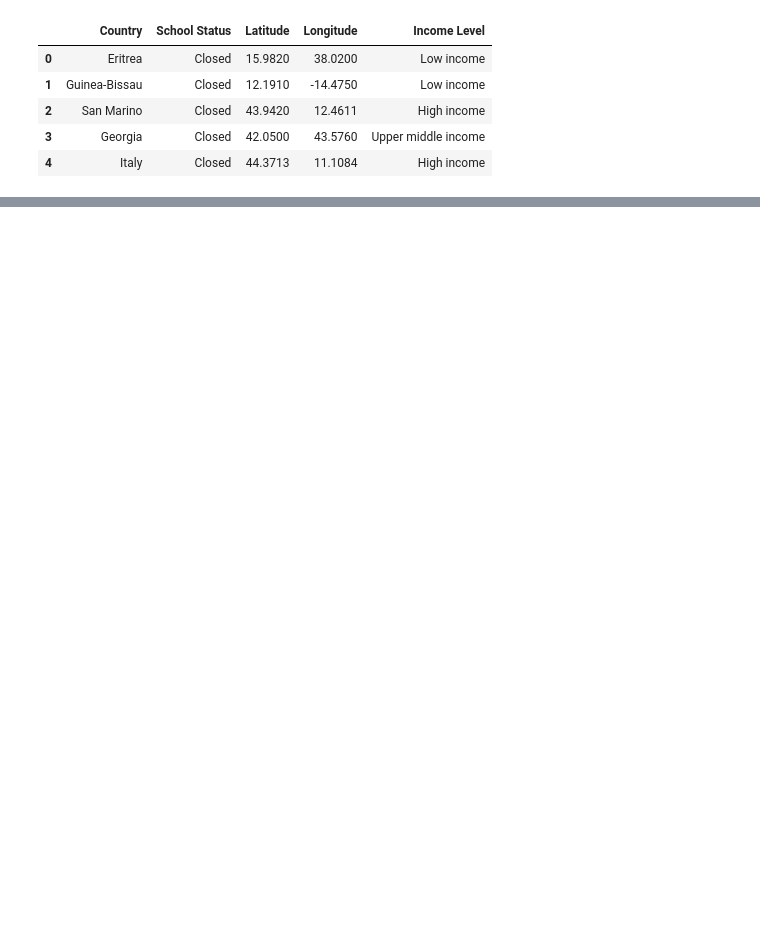
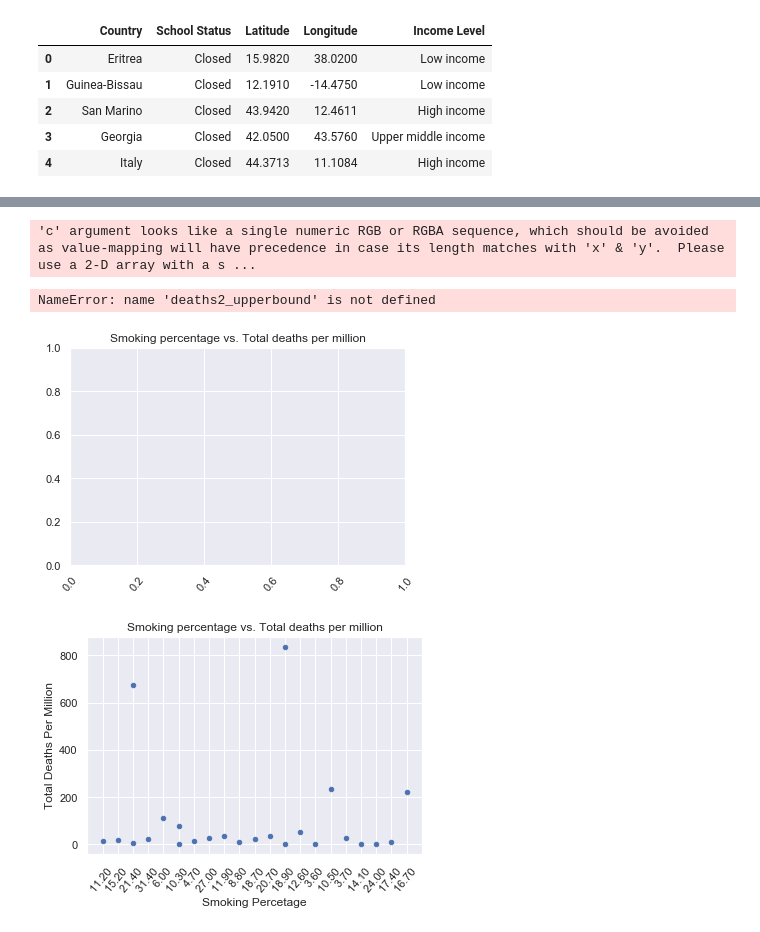
Before and after one commit to M-Agami/META-B, a Jupyter notebook: Coding/Coronavirus.ipynb, the cells around one changed output, grey strips where cells are left out. Drawn from its saved outputs; the diff is of its cells as text; code cells hidden in the pictures; blank space fills up the shorter version.

```diff
--- a/Coding/Coronavirus.ipynb
+++ b/Coding/Coronavirus.ipynb
@@ -110,0 +112,62 @@ income_df.head()
+# %%
+#Smoking Percentage is based on the lastest year per Country
+
+smokingdata = pd.read_csv("../Resources/smokingdata.csv")
+
+smokingdata_df = smokingdata.iloc[smokingdata.groupby("Country")["Year"].agg(pd.Series.idxmax)]
+
+clean_smoking_data = smokingdata_df.drop(["Estimate of current cigarette smoking prevalence (%).1", "Estimate of current cigarette smoking prevalence (%).2",
+                                       "Estimate of current tobacco smoking prevalence (%)", "Estimate of current tobacco smoking prevalence (%).1",
+                                       "Estimate of current tobacco smoking prevalence (%).2", "Estimate of current tobacco use prevalence (%)",
+                                       "Estimate of current tobacco use prevalence (%).1", "Estimate of current tobacco use prevalence (%).2"], axis=1)
+
+clean_smoking_data=clean_smoking_data.rename(columns={"Estimate of current cigarette smoking prevalence (%)":"Smoking Prevalence (%)"})
+smoking_data = clean_smoking_data
+smoking_prevalence=list(smoking_data["Smoking Prevalence (%)"])
+smoking_percentage=[]
+
+for x in smoking_prevalence:
+    y=x.split("[")
+    smoking_percentage.append(y[0])
+
+
+
+column_values = pd.Series(smoking_percentage)
+smoking_data.insert(loc=2, column="Smoking Percetage", value=column_values)
+smoking_year_df=smoking_data.drop(["Smoking Prevalence (%)"], axis=1)
+
+smoking_df=smoking_year_df.drop(["Year"], axis=1)
+
+smoking_df.head()
+
+smoking_vs_deaths = pd.merge(smoking_df, sorted_date_df, on = "Country")
+clean_smoking_vs_deaths = smoking_vs_deaths.dropna(subset = ["Smoking Percetage"])
+plt.xticks(rotation=50)
+plt.title("Smoking percentage vs. Total deaths per million")
+
+#remove outliers
+
+smoking_vs_deaths = pd.merge(smoking_df, sorted_date_df, on = "Country")
+clean_smoking_vs_deaths = smoking_vs_deaths.dropna(subset = ["Smoking Percetage"])
+clean_smoking_vs_deaths.plot(kind = "scatter", x = "Smoking Percetage", y ="Total Deaths Per Million")
+plt.xticks(rotation=50)
+plt.title("Smoking percentage vs. Total deaths per million")
+plt.ylim(0,deaths2_upperbound)
+
+#remove outliers
+
+deaths2_q1 = clean_smoking_vs_deaths["Total Deaths Per Million"].quantile(0.25)
+deaths2_q3 = clean_smoking_vs_deaths["Total Deaths Per Million"].quantile(0.75)
+deaths2_iqr = deaths2_q3 - deaths2_q1
+deaths2_lowerbound = deaths2_q1 - (1.5 *deaths2_iqr)
+deaths2_upperbound = deaths2_q3 + (1.5 * deaths2_iqr)
+
+
+#regression line
+#turn Smoking percentage into float
+#correlation = st.pearsonr(clean_smoking_vs_deaths["Smoking Percetage"],clean_smoking_vs_deaths["Total Deaths Per Million"])
+# %% [output]
+'c' argument looks like a single numeric RGB or RGBA sequence, which should be avoided as value-mapping will have precedence in case its length matches with 'x' & 'y'.  Please use a 2-D array with a s ...
+NameError: name 'deaths2_upperbound' is not defined
+[figure, added]
+[figure, added]
```
Also changed, not shown: parts of 8 cells of this notebook.
